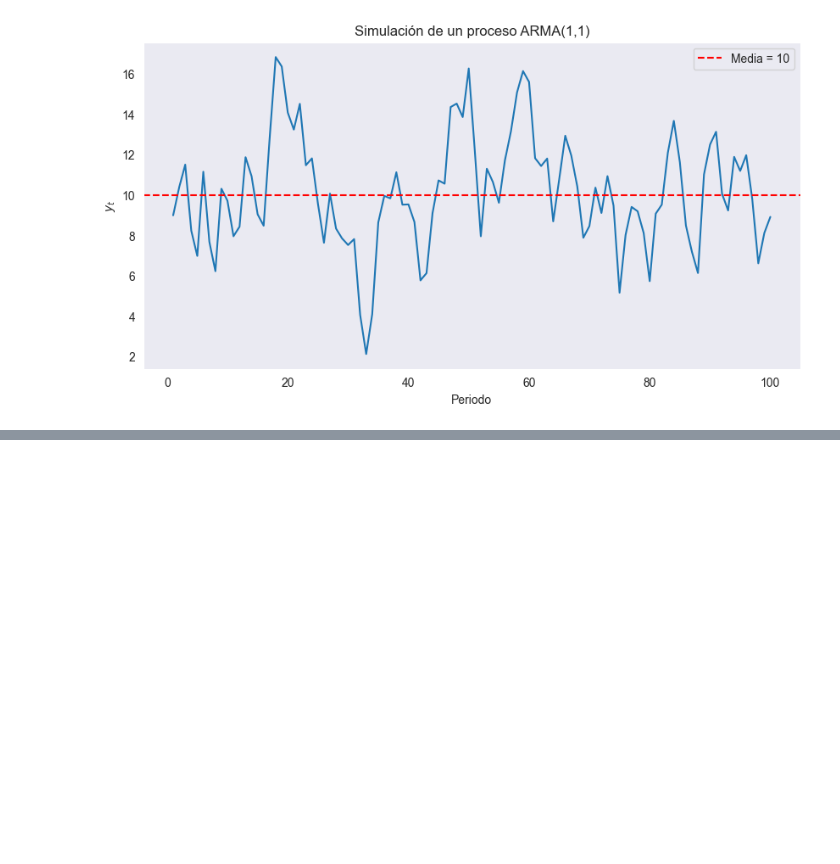
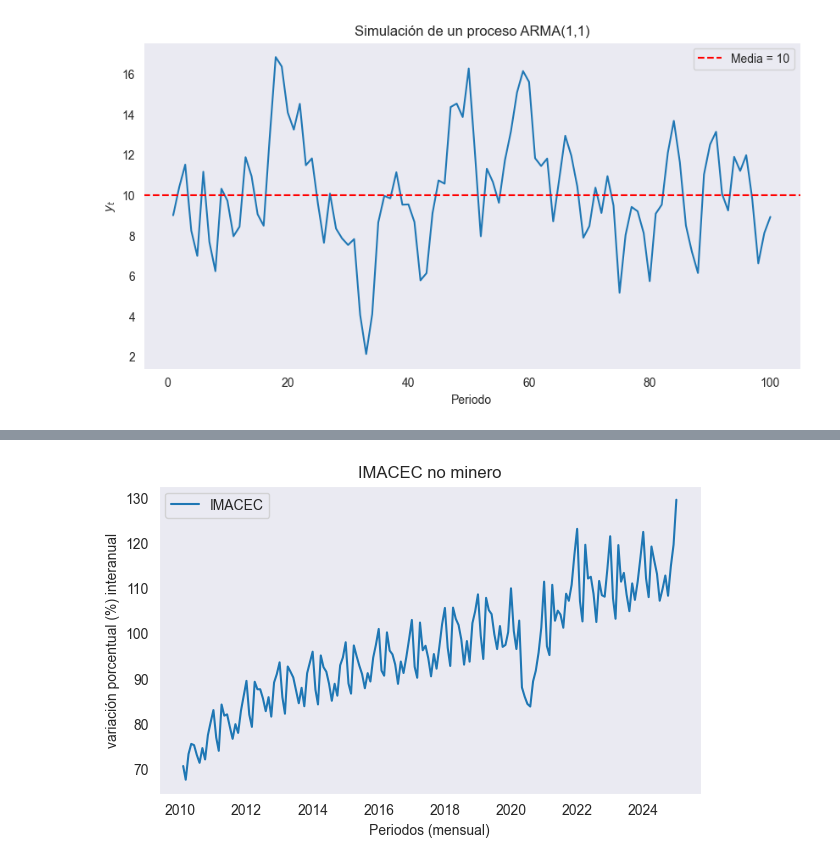
Before and after one commit to Felipe-Lopez-Vergara/ds_finance_-Lopez-, a Jupyter notebook: notebooks/HW_Sesion_4.ipynb, the cells around one changed output, grey strips where cells are left out. Saved outputs shown, nothing was run; the diff lists cells and outputs as text; code cells hidden in the pictures; blank space fills up the shorter version.

```diff
--- a/notebooks/HW_Sesion_4.ipynb
+++ b/notebooks/HW_Sesion_4.ipynb
@@ -203,0 +211,24 @@ plt.show()
+# %%
+import bcchapi
+from config import * # contiene user y pass
+
+conn = bcchapi.Siete(USER, PASS)
+# %%
+imacec_df = conn.cuadro(
+    series = ['F032.IMC.IND.Z.Z.EP18.N03.Z.0.M'], # codigo relacionado al IMACEC no minero
+    nombres = ["IMACEC"],
+    desde = "2010-01-01",
+    hasta = "2024-12-01",
+    frecuencia = "ME",
+    observado = "mean")
+
+# Plot series de IMACEC no minero
+
+plt.figure(figsize=(7,4))
+sns.lineplot(data = imacec_df)
+plt.xlabel('Periodos (mensual)')
+plt.ylabel('variación porcentual (%) interanual')
+plt.title('IMACEC no minero')
+plt.show()
+# %% [output]
+[figure, added]
```
Also changed, not shown: parts of 34 cells of this notebook.
